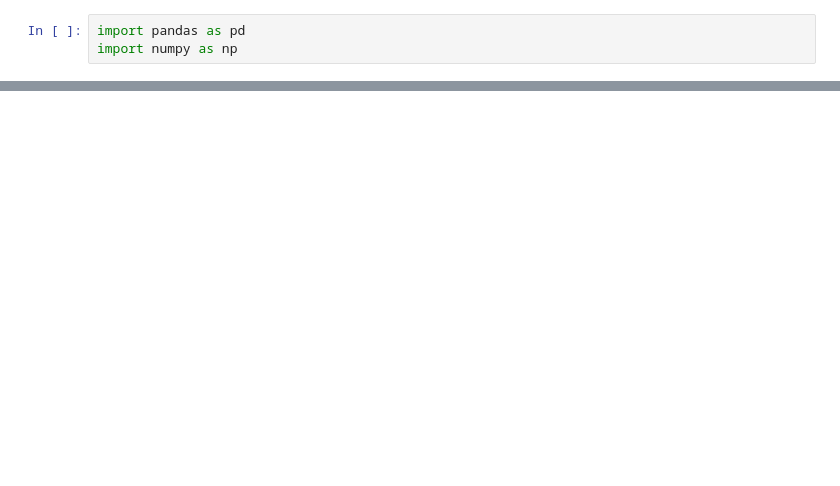
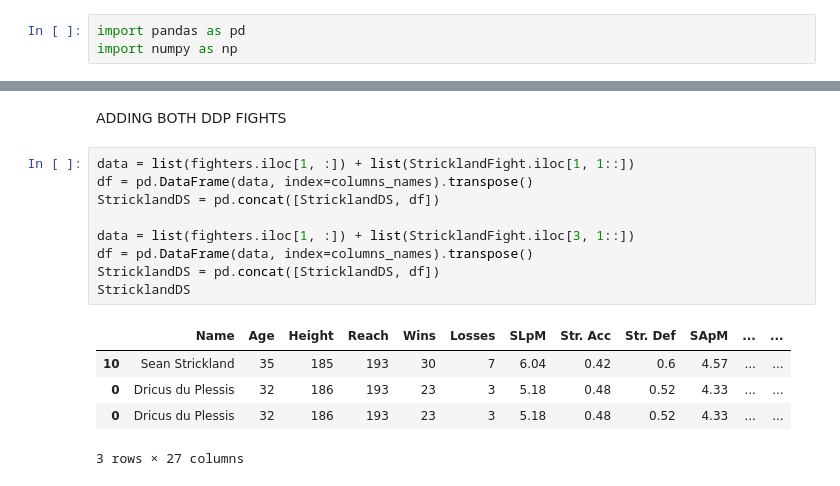
Before and after one commit to victorvmm/PredictUFC328, a Jupyter notebook: src/DataCleaning.ipynb, the cells around one changed output, grey strips where cells are left out. Cells and saved outputs as stored; diff of their text form; blank space fills up the shorter version.

```diff
--- a/src/DataCleaning.ipynb
+++ b/src/DataCleaning.ipynb
@@ -97,0 +90,17 @@ for i in range(0, 9):
+# %% [markdown]
+ADDING BOTH DDP FIGHTS
+# %%
+data = list(fighters.iloc[1, :]) + list(StricklandFight.iloc[1, 1::])
+df = pd.DataFrame(data, index=columns_names).transpose()
+StricklandDS = pd.concat([StricklandDS, df])
+
+data = list(fighters.iloc[1, :]) + list(StricklandFight.iloc[3, 1::])
+df = pd.DataFrame(data, index=columns_names).transpose()
+StricklandDS = pd.concat([StricklandDS, df])
+StricklandDS
+# %% [output]
+|  | Name | Age | Height | Reach | Wins | Losses | SLpM | Str. Acc | Str. Def | SApM | ... | ... |
+| 10 | Sean Strickland | 35 | 185 | 193 | 30 | 7 | 6.04 | 0.42 | 0.6 | 4.57 | ... | ... |
+| 0 | Dricus du Plessis | 32 | 186 | 193 | 23 | 3 | 5.18 | 0.48 | 0.52 | 4.33 | ... | ... |
+| 0 | Dricus du Plessis | 32 | 186 | 193 | 23 | 3 | 5.18 | 0.48 | 0.52 | 4.33 | ... | ... |
+3 rows × 27 columns
```
Also changed, not shown: parts of 4 cells of this notebook, 2 other files.
